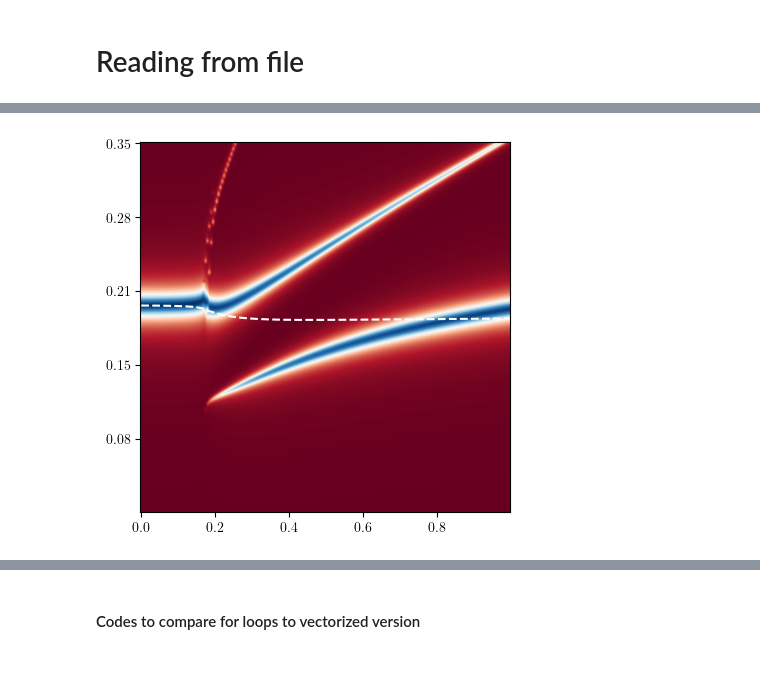
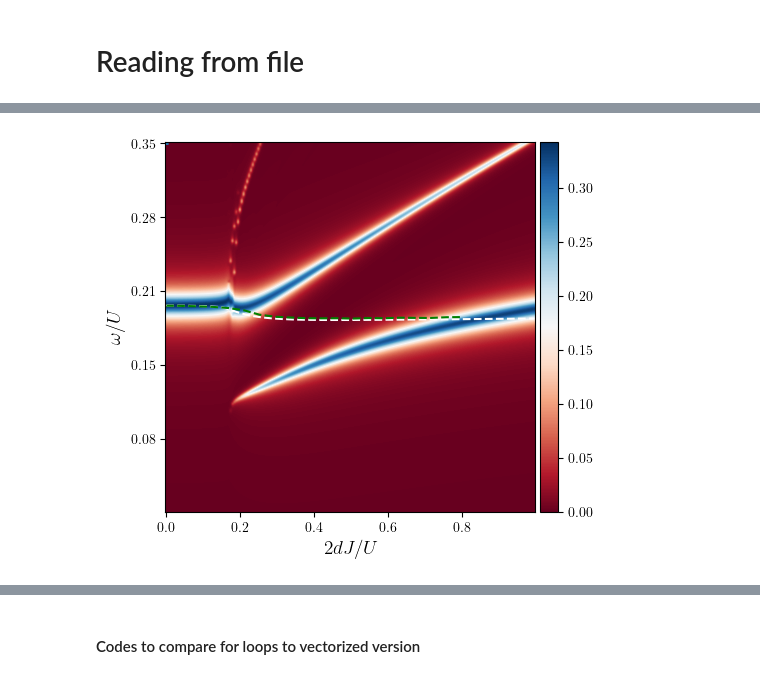
Before and after one commit to ragheedalhyder/BoseHubbard, a Jupyter notebook: src/Testing_codes.ipynb, the cells around one changed output, grey strips where cells are left out. Cells and saved outputs as stored; diff of their text form; code cells hidden in the pictures.

```diff
--- a/src/Testing_codes.ipynb
+++ b/src/Testing_codes.ipynb
@@ -393,7 +393,7 @@ dJU, Mu, M, N = 0.30, 0.41, 100, 7
 filename = f'../data/Different_UIBs_dJU_{dJU}_Mu_{muU:.2f}_M_{grid.M}_N_{N}.hdf5'
 with h5py.File(filename, 'r') as f:
     UIBs = f['UIBs'][:]
-    en_values = f['en_values'][:]
+    en_vector = f['en_vector'][:]
     omega0s = f['omega0s'][:]
     omega1s = f['omega1s'][:]
     omega2s = f['omega2s'][:]
@@ -600,7 +588,7 @@ fig, ax = plt.subplots()
 
 # Create the plot
 # Set the aspect ratio to the ratio of the number of x points to the number of y points
-aspect_ratio = 1.5
+aspect_ratio = 1.1
 im = ax.imshow(SpectralFuncs_rot, cmap='RdBu', interpolation = 'bicubic', aspect = aspect_ratio)
 
 # Select a subset of dJUs and en_vector for the ticks
@@ -637,6 +625,16 @@ plot_y = SpectralFuncs_rot.shape[0] - 1 - np.interp(omega0s + omega1s + omega2s,
 # Overlay the plot on top of the imshow figure
 ax.plot(plot_x, plot_y, linestyle='--', label='Perturbative', color='white', linewidth=1.5)
 
+plt.xlabel(r'$2dJ/U$', fontsize=14)
+plt.ylabel(r'$\omega/U$', fontsize=14)
 
+# # Create an axes divider and add the colorbar to it
+divider = make_axes_locatable(ax)
+cax = divider.append_axes("right", size="5%", pad=0.01)
+plt.colorbar(im, cax=cax)
 plt.show()
+
+filename = f'../figs/spectral_funcs_fixed_chemical_potential_n0_{n0}_M_{M}_N_{N}.pdf'
+fig.savefig(filename, dpi=300, bbox_inches='tight')
+plt.show()
 # %% [output]
@@ -754,35 +788,64 @@ num_yticks = 6
 
 xticks = np.linspace(0, SpectralFuncs_rot.shape[1], num_xticks, endpoint=True, dtype=int)
 yticks = np.linspace(0, SpectralFuncs_rot.shape[0], num_yticks, endpoint=True, dtype=int)
 
 xticklabels = np.round(np.linspace(min(dJUs), max(dJUs), num_xticks), 2)
 yticklabels = np.round(np.linspace(max(en_vector), min(en_vector), num_yticks), 2)
 
 # Format the labels in LaTeX
 xticklabels = [r'$\mathrm{{{}}}$'.format(label) for label in xticklabels]
 yticklabels = [r'$\mathrm{{{}}}$'.format(label) for label in yticklabels]
 
 ax.set_xticks(xticks)
 ax.set_yticks(yticks)
 ax.set_xticklabels(xticklabels)
 ax.set_yticklabels(yticklabels)
 
-# # Create an axes divider and add the colorbar to it
-# divider = make_axes_locatable(ax)
-# cax = divider.append_axes("right", size="5%", pad=0.05)
-# plt.colorbar(im, cax=cax)
+
 # Create a secondary y-axis
 
 X, Y = np.meshgrid(dJUs, omega0s + omega1s + omega2s)
 # ax2 = ax.twinx()
 # Transform the y-coordinates of the plot to match the image coordinates
 plot_x = np.interp(dJUs, (dJUs.min(), dJUs.max()), (0, SpectralFuncs_rot.shape[1]-1))
 plot_y = SpectralFuncs_rot.shape[0] - 1 - np.interp(omega0s + omega1s + omega2s, (en_vector.min(), en_vector.max()), (0, SpectralFuncs_rot.shape[0]-1))
 
 # Overlay the plot on top of the imshow figure
 ax.plot(plot_x, plot_y, linestyle='--', label='Perturbative', color='white', linewidth=1.5)
+# ax.xlim(0, 0.2)
+import pandas as pd
+
+filename = '../data/ep_results.csv'
+# import table from Polaron_n_1p0.xlsx.csv witout the first row
+df = pd.read_csv(filename, skiprows = 1)
+
+# If you want to skip the first row (the original header), you can do this:
+data = pd.read_csv(filename, header=None, skiprows=1, delimiter=',')
+# choose rows which have the same value in the first column
+data = data[data[0] == 100]
+plt.plot(4 * data[1], data[2])
+Xdata = 4 * data[1]
+Ydata = data[2]
 
 
+X, Y = np.meshgrid(Xdata, Ydata)
+# ax2 = ax.twinx()
+# Transform the y-coordinates of the plot to match the image coordinates
+plot_x = np.interp(Xdata, (Xdata.min(), Xdata.max()), (0, SpectralFuncs_rot.shape[1]*0.8))
+plot_y = SpectralFuncs_rot.shape[0]-1 - np.interp(Ydata, (en_vector.min(), en_vector.max()), (0, SpectralFuncs_rot.shape[0]-1))
+# print(plot_y)
+# Overlay the plot on top of the imshow figure
+ax.plot(plot_x, plot_y, linestyle='--', color='green', linewidth=1.5)
+plt.xlabel(r'$2dJ/U$', fontsize=14)
+plt.ylabel(r'$\omega/U$', fontsize=14)
+
+# # Create an axes divider and add the colorbar to it
+divider = make_axes_locatable(ax)
+cax = divider.append_axes("right", size="5%", pad=0.05)
+plt.colorbar(im, cax=cax)
 plt.show()
+
+filename = f'../figs/spectral_funcs_fixed_density_n0_{n0}_M_{M}_N_{N}.pdf'
+fig.savefig(filename, dpi=300, bbox_inches='tight')
 # %% [output]
-[figure, old version]
+[figure, new version]
```
Also changed, not shown: parts of 7 cells of this notebook, 4 other files.
